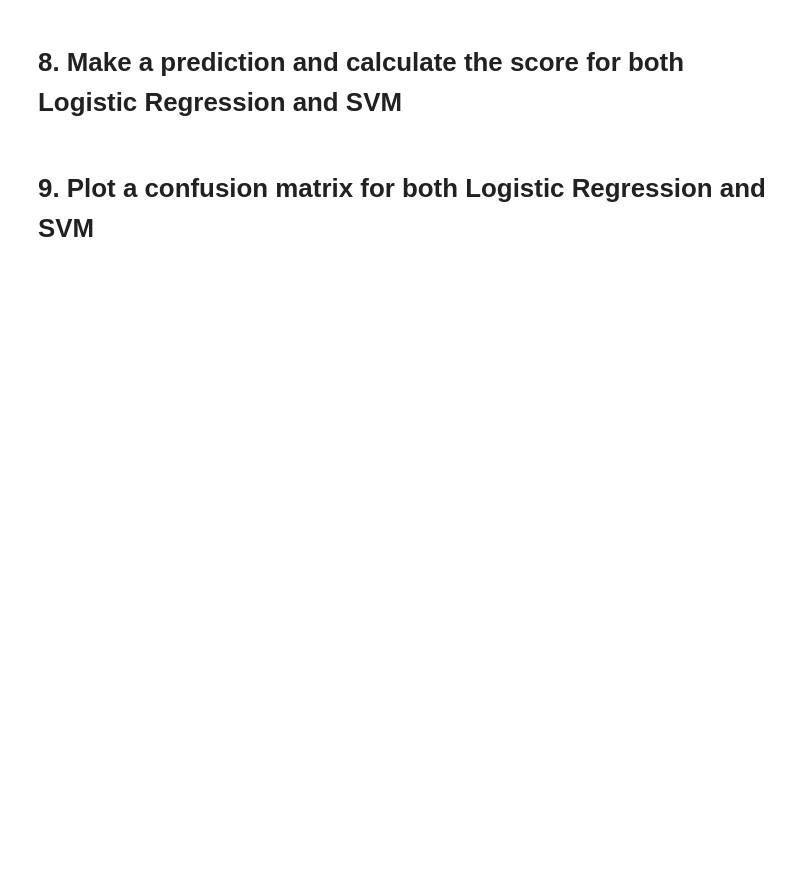
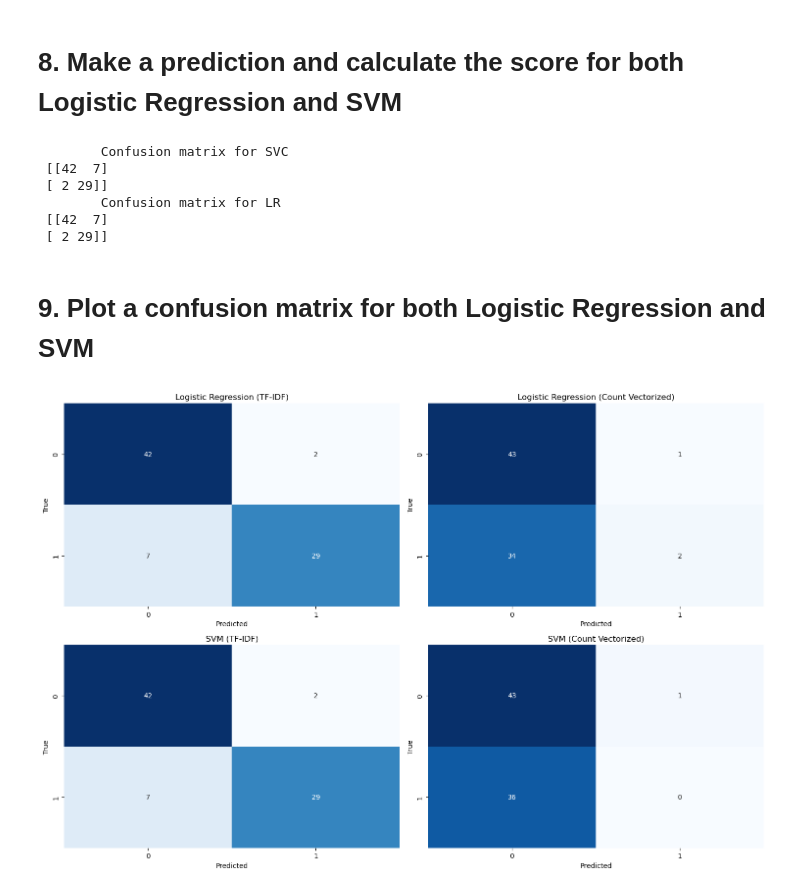
Before and after one commit to Tuwaiq-Data-Science-Bootcamp-V4/SVM-Lab1, a Jupyter notebook: SVM_Assignment.ipynb, the cells around one changed output. Saved outputs shown, nothing was run; the diff lists cells and outputs as text; code cells hidden in the pictures; blank space fills up the shorter version.

```diff
--- a/SVM_Assignment.ipynb
+++ b/SVM_Assignment.ipynb
@@ -22,3 +124,6 @@
 # 7. Train a SVM model
 
 - Build and train two models, the first by using the tfidf data, and the second by using count vectorize data.
+# %%
+svm_tf = SVC(random_state=42)
+svm_tf.fit(X_train_tfidf, y_train)
@@ -24,0 +132,2 @@
+# %%
+predicted_svt=svm_tf.predict(X_test_tfidf)
@@ -24,0 +151,3 @@
+# %%
+svm_con = SVC(random_state=42)
+svm_con.fit(X_train_count, y_train)
@@ -24,0 +156,2 @@
+# %%
+predicted_svco=svm_con.predict(X_test_tfidf)
@@ -25,4 +174,43 @@
 # %% [markdown]
 # 8. Make a prediction and calculate the score for both Logistic Regression and SVM
+# %%
+print('\tConfusion matrix for SVC \n',lrs)
+print('\tConfusion matrix for LR \n',svp)
+# %% [output]
+        Confusion matrix for SVC
+ [[42  7]
+ [ 2 29]]
+        Confusion matrix for LR
+ [[42  7]
+ [ 2 29]]
 # %% [markdown]
 # 9. Plot a confusion matrix for both Logistic Regression and SVM
+# %%
+fig, axes = plt.subplots(2, 2, figsize=(15, 10))
+
+
+sns.heatmap(confusion_matrix(y_test, predicted_lrt), annot=True,  cmap="Blues", cbar=False, ax=axes[0, 0])
+axes[0, 0].set_title("Logistic Regression (TF-IDF)")
+axes[0, 0].set_xlabel("Predicted")
+axes[0, 0].set_ylabel("True")
+
+sns.heatmap(confusion_matrix(y_test, predicted_lrc), annot=True,  cmap="Blues", cbar=False, ax=axes[0, 1])
+axes[0, 1].set_title("Logistic Regression (Count Vectorized)")
+axes[0, 1].set_xlabel("Predicted")
+axes[0, 1].set_ylabel("True")
+
+sns.heatmap(confusion_matrix(y_test, predicted_svt), annot=True,  cmap="Blues", cbar=False, ax=axes[1, 0])
+axes[1, 0].set_title("SVM (TF-IDF)")
+axes[1, 0].set_xlabel("Predicted")
+axes[1, 0].set_ylabel("True")
+
+sns.heatmap(confusion_matrix(y_test, predicted_svco), annot=True,  cmap="Blues", cbar=False, ax=axes[1, 1])
+axes[1, 1].set_title("SVM (Count Vectorized)")
+axes[1, 1].set_xlabel("Predicted")
+axes[1, 1].set_ylabel("True")
+
+
+plt.tight_layout()
+plt.show()
+# %% [output]
+[figure, added]
```
Also changed, not shown: parts of 22 cells of this notebook.
